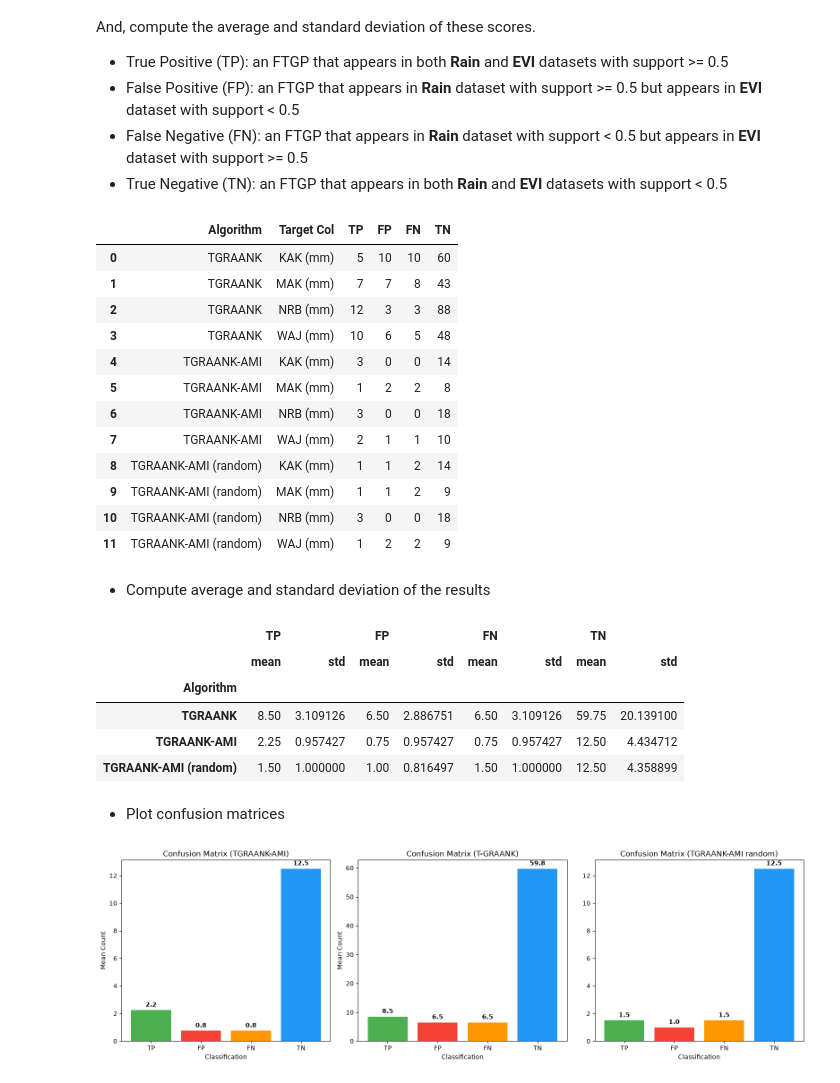
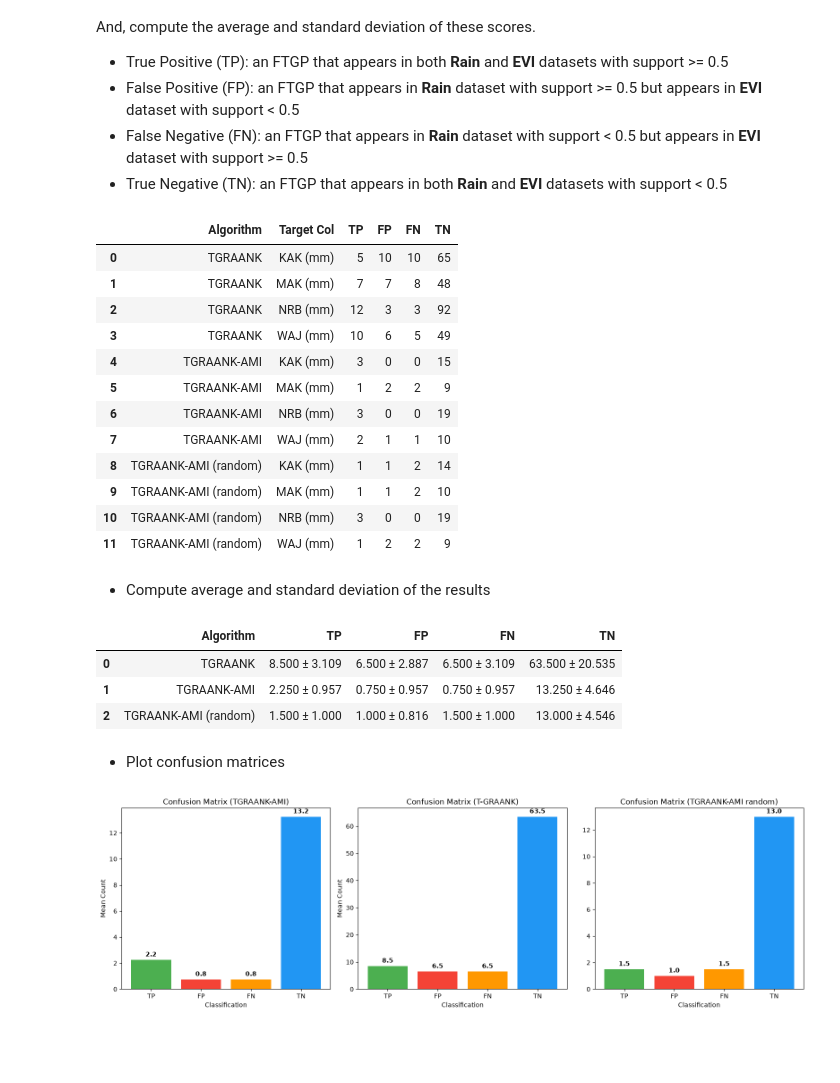
Before and after one commit to owuordickson/t-graank, a Jupyter notebook: analysis/tgraank_performance.ipynb, the cells around one changed output. Drawn from its saved outputs; the diff is of its cells as text; code cells hidden in the pictures; blank space fills up the shorter version.

Commit message:
updated: compute avg and std for each target col

```diff
--- a/analysis/tgraank_performance.ipynb
+++ b/analysis/tgraank_performance.ipynb
@@ -23,10 +23,10 @@ f_path_evi = "../datasets/ke_evi_data_2k.csv"
 f_path_rain = "../datasets/ke_rain_data_2k.csv"
 
 eq = False
-min_sup = 0.1
+min_sup = 0.01
 tgt_cols = [1, 2, 3, 4]
 min_rep = 0.75
-mi_err_margin = 0.0001
+mi_err_margin = 0.00001
 compute_descriptors = True
 eval_mode = True
 # %% [markdown]
@@ -252,33 +252,48 @@ df_res = df_res.sort_values(by=['Algorithm', 'Target Col'], ignore_index=True)
 df_res
 # %% [output]
 |  | Algorithm | Target Col | TP | FP | FN | TN |
-| 0 | TGRAANK | KAK (mm) | 5 | 10 | 10 | 60 |
-| 1 | TGRAANK | MAK (mm) | 7 | 7 | 8 | 43 |
-| 2 | TGRAANK | NRB (mm) | 12 | 3 | 3 | 88 |
-| 3 | TGRAANK | WAJ (mm) | 10 | 6 | 5 | 48 |
-| 4 | TGRAANK-AMI | KAK (mm) | 3 | 0 | 0 | 14 |
-| 5 | TGRAANK-AMI | MAK (mm) | 1 | 2 | 2 | 8 |
-| 6 | TGRAANK-AMI | NRB (mm) | 3 | 0 | 0 | 18 |
+| 0 | TGRAANK | KAK (mm) | 5 | 10 | 10 | 65 |
+| 1 | TGRAANK | MAK (mm) | 7 | 7 | 8 | 48 |
+| 2 | TGRAANK | NRB (mm) | 12 | 3 | 3 | 92 |
+| 3 | TGRAANK | WAJ (mm) | 10 | 6 | 5 | 49 |
+| 4 | TGRAANK-AMI | KAK (mm) | 3 | 0 | 0 | 15 |
+| 5 | TGRAANK-AMI | MAK (mm) | 1 | 2 | 2 | 9 |
+| 6 | TGRAANK-AMI | NRB (mm) | 3 | 0 | 0 | 19 |
 | 7 | TGRAANK-AMI | WAJ (mm) | 2 | 1 | 1 | 10 |
 | 8 | TGRAANK-AMI (random) | KAK (mm) | 1 | 1 | 2 | 14 |
-| 9 | TGRAANK-AMI (random) | MAK (mm) | 1 | 1 | 2 | 9 |
-| 10 | TGRAANK-AMI (random) | NRB (mm) | 3 | 0 | 0 | 18 |
+| 9 | TGRAANK-AMI (random) | MAK (mm) | 1 | 1 | 2 | 10 |
+| 10 | TGRAANK-AMI (random) | NRB (mm) | 3 | 0 | 0 | 19 |
 | 11 | TGRAANK-AMI (random) | WAJ (mm) | 1 | 2 | 2 | 9 |
 # %% [markdown]
 * Compute average and standard deviation of the results
 # %%
-# Group by 'Algorithm' and calculate both mean and std for the performance columns
-df_summary = df_res.groupby('Algorithm')[['TP', 'FP', 'FN', 'TN']].agg(['mean', 'std'])
 
-# Display the summary table
+# 2. Compute the raw statistics
+df_label_stats = df_res.groupby('Algorithm')[['TP', 'FP', 'FN', 'TN']].agg(['mean', 'std'])
+
+# 3. Build a new DataFrame to hold the formatted strings
+df_summary = pd.DataFrame(index=df_label_stats.index)
+
+labels = ['TP', 'FP', 'FN', 'TN']
+
+for col in labels:
+    # Format values to 3 decimal places (standard for model labels) and combine with ±
+    df_summary[col] = (
+            df_label_stats[(col, 'mean')].map('{:.3f}'.format) +
+        " ± " +
+            df_label_stats[(col, 'std')].map('{:.3f}'.format)
+    )
+
+# 4. Reset index to turn 'Algorithm' into a standard column
+df_summary = df_summary.reset_index()
+
+# Display the clean summary table
 display(df_summary)
 # %% [output]
-|  | TP |  | FP |  | FN |  | TN |  |
-|  | mean | std | mean | std | mean | std | mean | std |
-| Algorithm |  |  |  |  |  |  |  |  |
-| TGRAANK | 8.50 | 3.109126 | 6.50 | 2.886751 | 6.50 | 3.109126 | 59.75 | 20.139100 |
-| TGRAANK-AMI | 2.25 | 0.957427 | 0.75 | 0.957427 | 0.75 | 0.957427 | 12.50 | 4.434712 |
-| TGRAANK-AMI (random) | 1.50 | 1.000000 | 1.00 | 0.816497 | 1.50 | 1.000000 | 12.50 | 4.358899 |
+|  | Algorithm | TP | FP | FN | TN |
+| 0 | TGRAANK | 8.500 ± 3.109 | 6.500 ± 2.887 | 6.500 ± 3.109 | 63.500 ± 20.535 |
+| 1 | TGRAANK-AMI | 2.250 ± 0.957 | 0.750 ± 0.957 | 0.750 ± 0.957 | 13.250 ± 4.646 |
+| 2 | TGRAANK-AMI (random) | 1.500 ± 1.000 | 1.000 ± 0.816 | 1.500 ± 1.000 | 13.000 ± 4.546 |
 # %% [markdown]
 * Plot confusion matrices
 # %%
@@ -286,44 +301,45 @@ import matplotlib.pyplot as plt
 
 categories = ['TP', 'FP', 'FN', 'TN']
 
-# 1. Fetch mean values directly from the MultiIndex df_summary
-vals_tgrad_ami = [df_summary.loc['TGRAANK-AMI', (cat, 'mean')] for cat in categories]
-vals_tgrad     = [df_summary.loc['TGRAANK', (cat, 'mean')] for cat in categories]
-vals_tgrad_rnd = [df_summary.loc['TGRAANK-AMI (random)', (cat, 'mean')] for cat in categories]
+# 1. Fetch mean values directly from the MultiIndex df_label_stats
+vals_tgrad_ami = [df_label_stats.loc['TGRAANK-AMI', (cat, 'mean')] for cat in categories]
+vals_tgrad     = [df_label_stats.loc['TGRAANK', (cat, 'mean')] for cat in categories]
+vals_tgrad_rnd = [df_label_stats.loc['TGRAANK-AMI (random)', (cat, 'mean')] for cat in categories]
 
 # 2. Setup your subplots layout correctly (Removed the duplicate plt.figure() line)
 fig, (ax1, ax2, ax3) = plt.subplots(1, 3, figsize=(16, 5))
 colors = ['#4CAF50', '#F44336', '#FF9800', '#2196F3']  # Green, Red, Orange, Blue
 
 # Generate the plots
 ax1.bar(categories, vals_tgrad_ami, color=colors)
 ax2.bar(categories, vals_tgrad, color=colors)
 ax3.bar(categories, vals_tgrad_rnd, color=colors)
 
 # Add styling
 ax1.set_title('Confusion Matrix (TGRAANK-AMI)')
 ax1.set_xlabel('Classification')
 ax1.set_ylabel('Mean Count')
 ax2.set_title('Confusion Matrix (T-GRAANK)')
 ax2.set_xlabel('Classification')
 ax2.set_ylabel('Mean Count')
 ax3.set_title('Confusion Matrix (TGRAANK-AMI random)')
 ax3.set_xlabel('Classification')
 
 # Add value labels on top of bars (Formatted to 1 decimal place)
 for i, v in enumerate(vals_tgrad_ami):
     ax1.text(i, v + (max(vals_tgrad_ami) * 0.02), f"{v:.1f}", ha='center', fontweight='bold')
 
 for i, v in enumerate(vals_tgrad):
     ax2.text(i, v + (max(vals_tgrad) * 0.02), f"{v:.1f}", ha='center', fontweight='bold')
 
 for i, v in enumerate(vals_tgrad_rnd):
     ax3.text(i, v + (max(vals_tgrad_rnd) * 0.02), f"{f'{v:.1f}'}", ha='center', fontweight='bold')
 
 plt.tight_layout()
 plt.show()
+#fig.savefig('tgraank_performance.png')
 # %% [output]
-[figure, old version]
+[figure, new version]
 # %%
 # 1. Calculate metrics for each individual row first
 df_res['Accuracy'] = (df_res['TP'] + df_res['TN']) / (df_res['TP'] + df_res['TN'] + df_res['FP'] + df_res['FN'])
```
Also changed, not shown: parts of 5 cells of this notebook.
